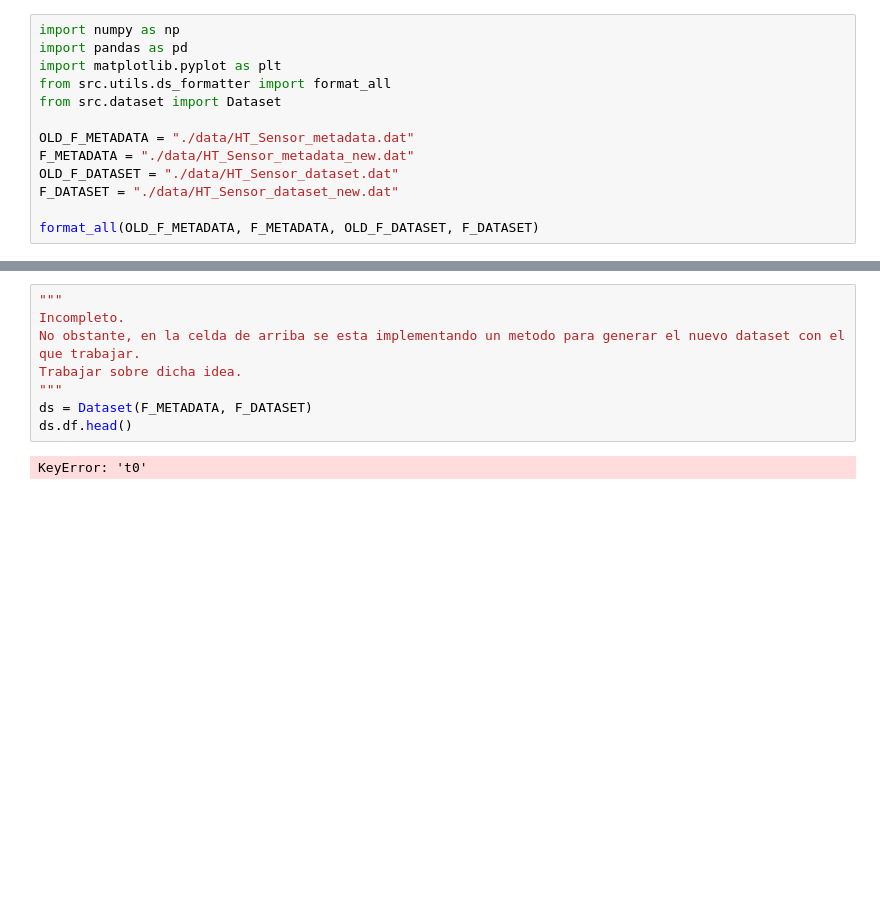
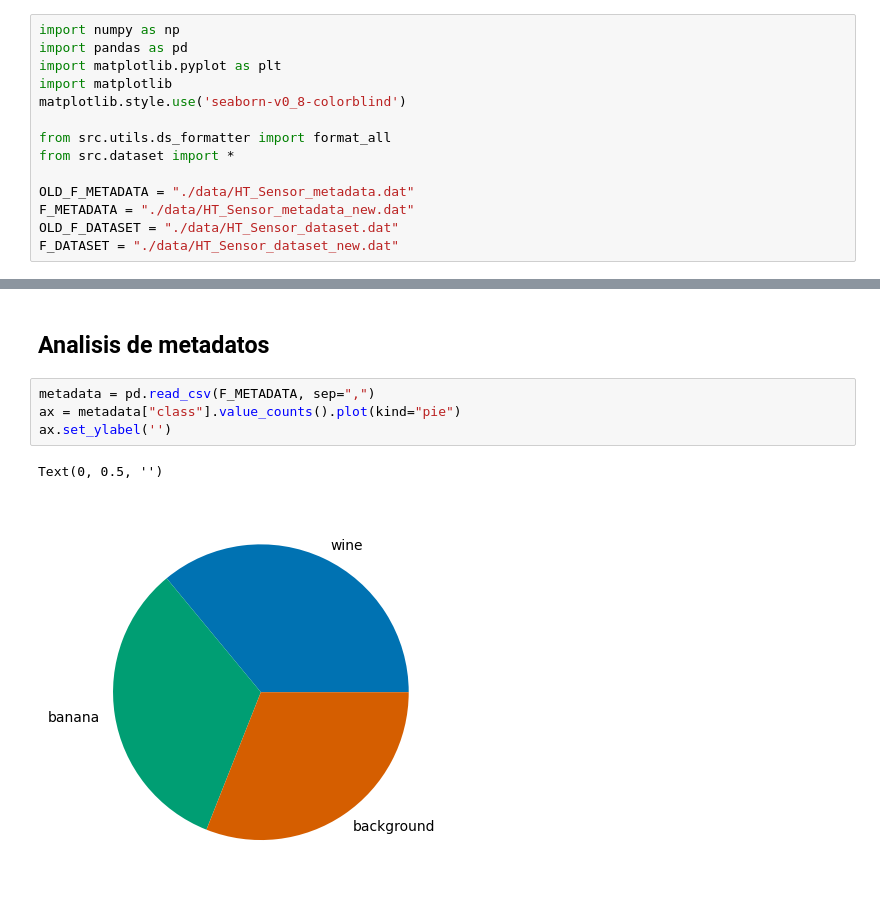
Before and after one commit to danibt656/Gas-sensor-for-home-activity, a Jupyter notebook: proyecto.ipynb, the cells around one changed output, grey strips where cells are left out. Cells and saved outputs as stored; diff of their text form; blank space fills up the shorter version.

```diff
--- a/proyecto.ipynb
+++ b/proyecto.ipynb
@@ -2,12 +2,13 @@
 import numpy as np
 import pandas as pd
 import matplotlib.pyplot as plt
+import matplotlib
+matplotlib.style.use('seaborn-v0_8-colorblind')
+
 from src.utils.ds_formatter import format_all
-from src.dataset import Dataset
+from src.dataset import *
 
 OLD_F_METADATA = "./data/HT_Sensor_metadata.dat"
 F_METADATA = "./data/HT_Sensor_metadata_new.dat"
 OLD_F_DATASET = "./data/HT_Sensor_dataset.dat"
 F_DATASET = "./data/HT_Sensor_dataset_new.dat"
-
-format_all(OLD_F_METADATA, F_METADATA, OLD_F_DATASET, F_DATASET)
@@ -74,10 +15,9 @@ with open(F_FINAL_DATASET, 'w') as f:
-# %%
-"""
-Incompleto.
-No obstante, en la celda de arriba se esta implementando un metodo para generar el nuevo dataset con el que trabajar.
-Trabajar sobre dicha idea.
-"""
-ds = Dataset(F_METADATA, F_DATASET)
-ds.df.head()
-# %% [output]
-KeyError: 't0'
+# %% [markdown]
+## Analisis de metadatos
+# %%
+metadata = pd.read_csv(F_METADATA, sep=",")
+ax = metadata["class"].value_counts().plot(kind="pie")
+ax.set_ylabel('')
+# %% [output]
+Text(0, 0.5, '')
+[figure, added]
```
Also changed, not shown: parts of 9 cells of this notebook, 7 other files.
